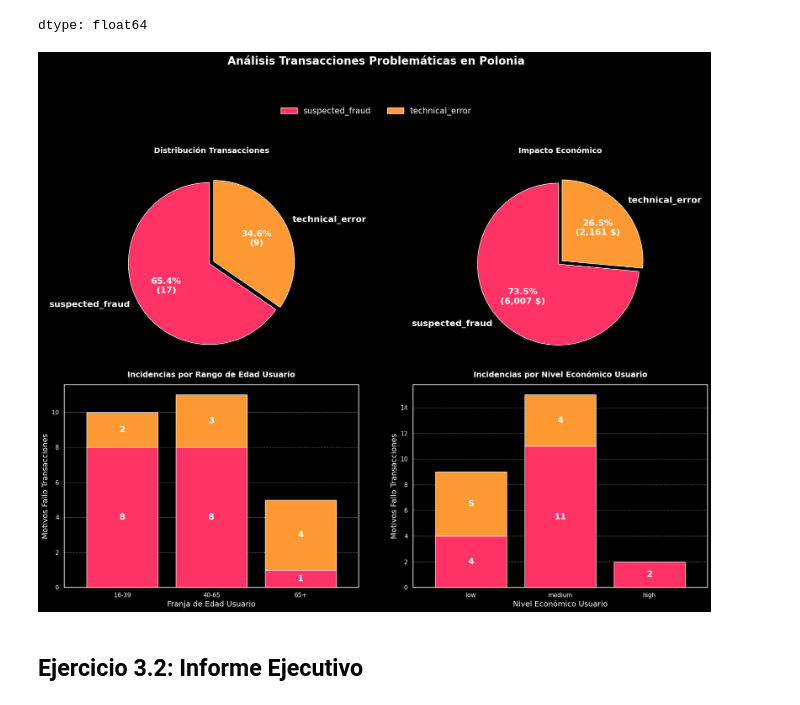
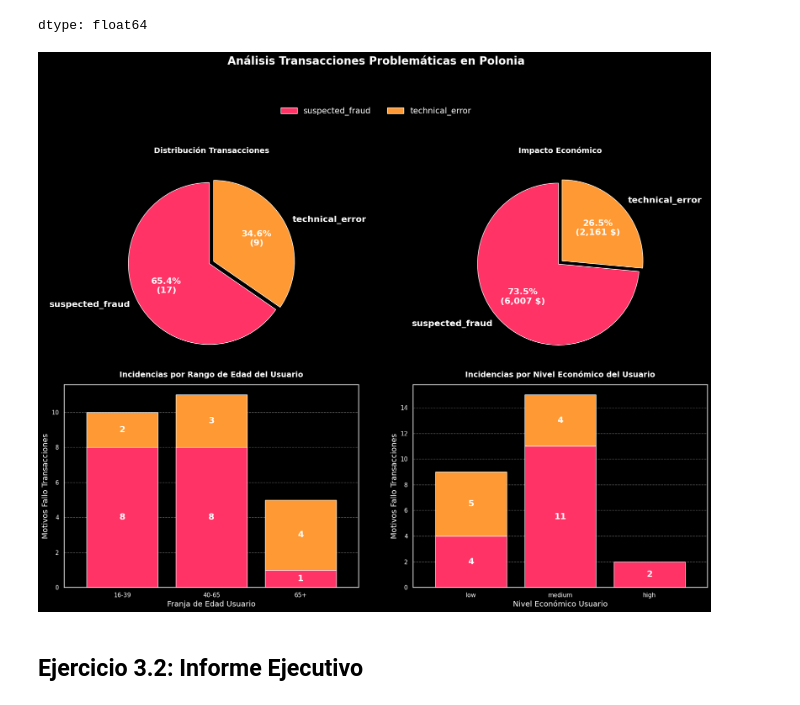
Before and after one commit to jordi-cx/it_academy, a Jupyter notebook: sprint_09_jcx_wip.ipynb, the cells around one changed output. Cells and saved outputs as stored; diff of their text form; code cells hidden in the pictures.

```diff
--- a/sprint_09_jcx_wip.ipynb
+++ b/sprint_09_jcx_wip.ipynb
@@ -2028,7 +2019,7 @@ for p in axes[1, 0].patches:
             fontsize=16
         )
 
-axes[1, 0].set_title('Incidencias por Rango de Edad Usuario', fontsize=14, fontweight='bold', pad=15)
+axes[1, 0].set_title('Incidencias por Rango de Edad del Usuario', fontsize=14, fontweight='bold', pad=15)
 axes[1, 0].set_xlabel('Franja de Edad Usuario', fontsize=14)
 axes[1, 0].set_ylabel('Motivos Fallo Transacciones', fontsize=14)
 axes[1, 0].tick_params(axis='x', rotation=0)
@@ -2058,35 +2049,35 @@ for p in axes[1, 1].patches:
             verticalalignment='center',
             color='white',
             fontweight='bold',
             fontsize=16
         )
 
-axes[1, 1].set_title('Incidencias por Nivel Económico Usuario', fontsize=14, fontweight='bold', pad=15)
+axes[1, 1].set_title('Incidencias por Nivel Económico del Usuario', fontsize=14, fontweight='bold', pad=15)
 axes[1, 1].set_xlabel('Nivel Económico Usuario', fontsize=14)
 axes[1, 1].set_ylabel('Motivos Fallo Transacciones', fontsize=14)
 axes[1, 1].tick_params(axis='x', rotation=0)
 axes[1, 1].grid(axis='y', alpha=0.4, linestyle='--')
 axes[1, 1].grid(False, axis='x')
 
 # --- LEYENDA ---
 
 handles, labels = axes[1, 0].get_legend_handles_labels()
 
 fig.legend(
     handles, labels,
     loc='upper center',
     bbox_to_anchor=(0.5, 0.94),
     ncol=4,
     frameon=False,
     fontsize=15
 )
 
 plt.suptitle('Análisis Transacciones Problemáticas en Polonia', fontsize=20, fontweight='bold', y=1.02)
 
 plt.tight_layout(rect=[0, 0, 1, 0.90])
 plt.show()
 # %% [output]
-[figure, old version]
+[figure, new version]
 # %% [markdown]
 ## Ejercicio 3.2: Informe Ejecutivo
 # %% [markdown]
```
Also changed, not shown: parts of 9 cells of this notebook.
